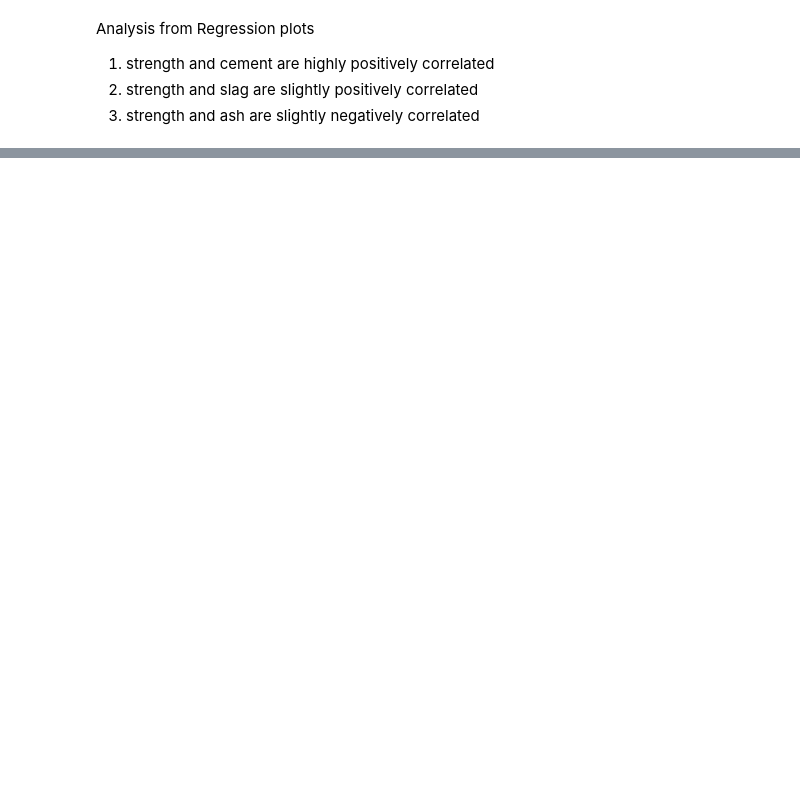
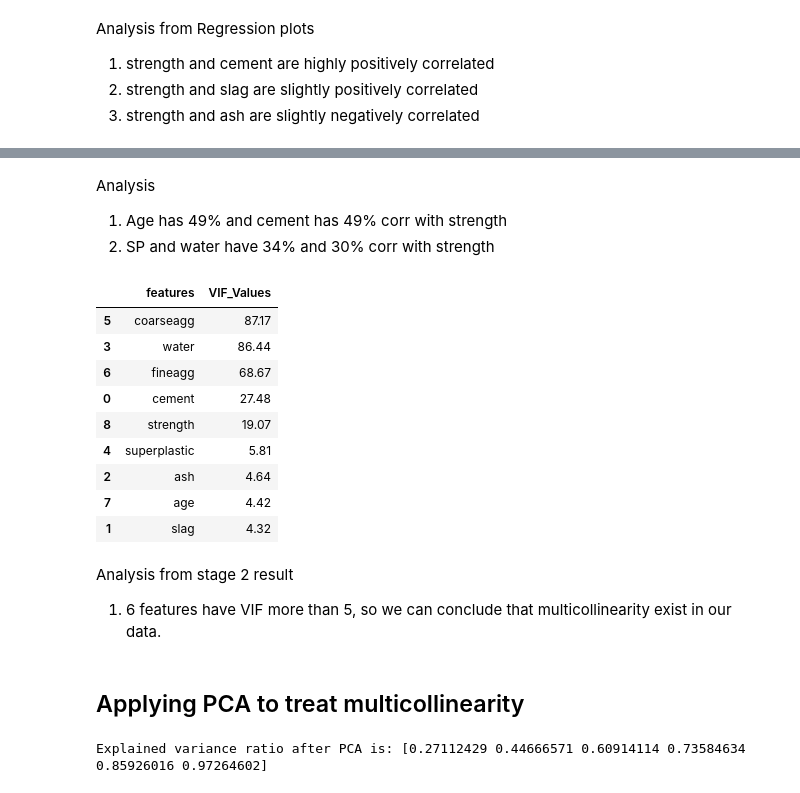
Before and after one commit to chaitanyaaditya/CapStone, a Jupyter notebook: CapStoneProject1.ipynb, the cells around one changed output, grey strips where cells are left out. Cells and saved outputs as stored; diff of their text form; code cells hidden in the pictures; blank space fills up the shorter version.

```diff
--- a/CapStoneProject1.ipynb
+++ b/CapStoneProject1.ipynb
@@ -368,0 +410,4 @@ Analysis from Regression plots
+# %% [markdown]
+Analysis
+1. Age has 49% and cement has 49% corr with strength
+2. SP and water have 34% and 30% corr with strength
@@ -368,0 +420,26 @@ Analysis from Regression plots
+# %%
+def calculate_vif(dataset):
+    vif = pd.DataFrame()
+    vif['features'] = dataset.columns
+    vif['VIF_Values'] = [variance_inflation_factor(dataset.values,i) for i in range(dataset.shape[1])]
+    vif['VIF_Values'] = round(vif['VIF_Values'], 2)
+    vif = vif.sort_values(by = 'VIF_Values', ascending=False)
+    return (vif)
+# %%
+calculate_vif(df)
+# %% [output]
+|  | features | VIF_Values |
+| 5 | coarseagg | 87.17 |
+| 3 | water | 86.44 |
+| 6 | fineagg | 68.67 |
+| 0 | cement | 27.48 |
+| 8 | strength | 19.07 |
+| 4 | superplastic | 5.81 |
+| 2 | ash | 4.64 |
+| 7 | age | 4.42 |
+| 1 | slag | 4.32 |
+# %% [markdown]
+Analysis from stage 2 result
+1. 6 features have VIF more than 5, so we can conclude that multicollinearity exist in our data.
+# %% [markdown]
+## Applying PCA to treat multicollinearity
@@ -368,0 +469,4 @@ Analysis from Regression plots
+# %%
+pca_df=Custom_PCA(df.drop('strength',axis=1))
+# %% [output]
+Explained variance ratio after PCA is: [0.27112429 0.44666571 0.60914114 0.73584634 0.85926016 0.97264602]
```
Also changed, not shown: parts of 15 cells of this notebook.
